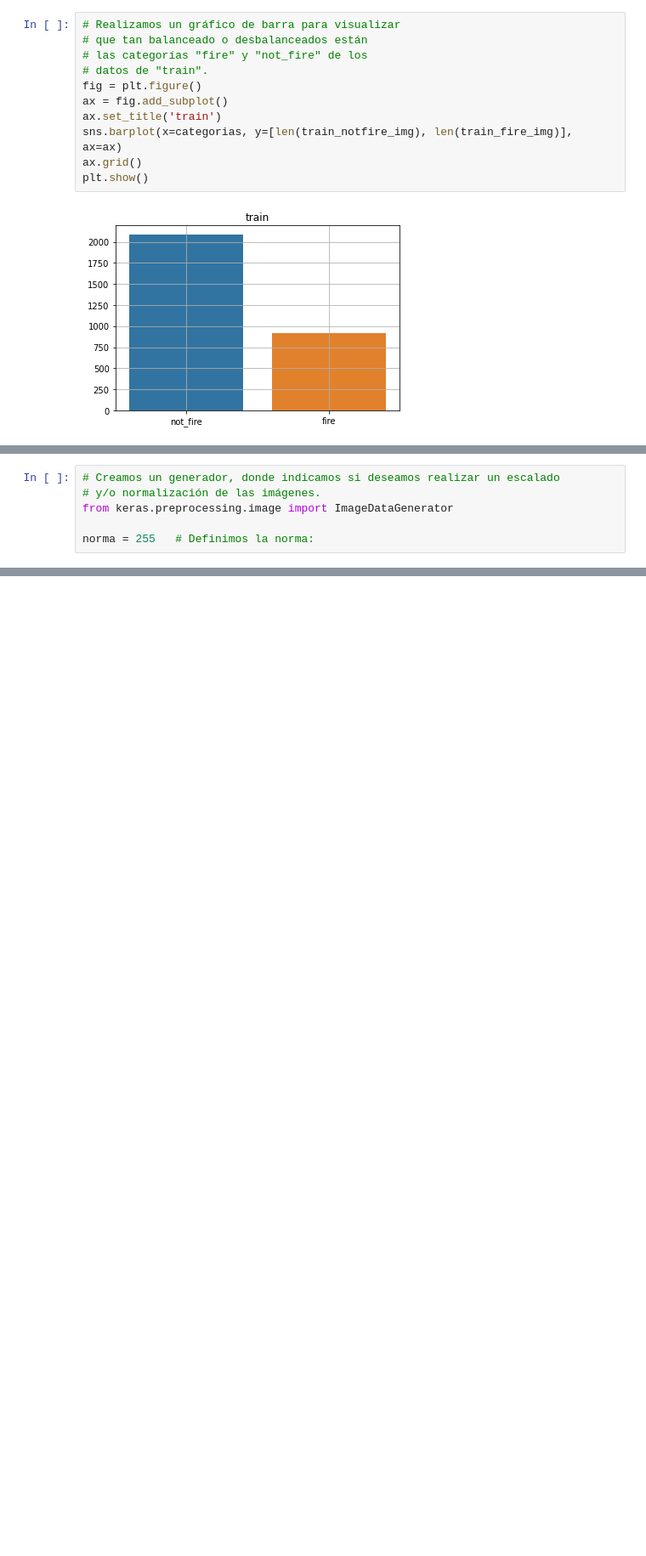
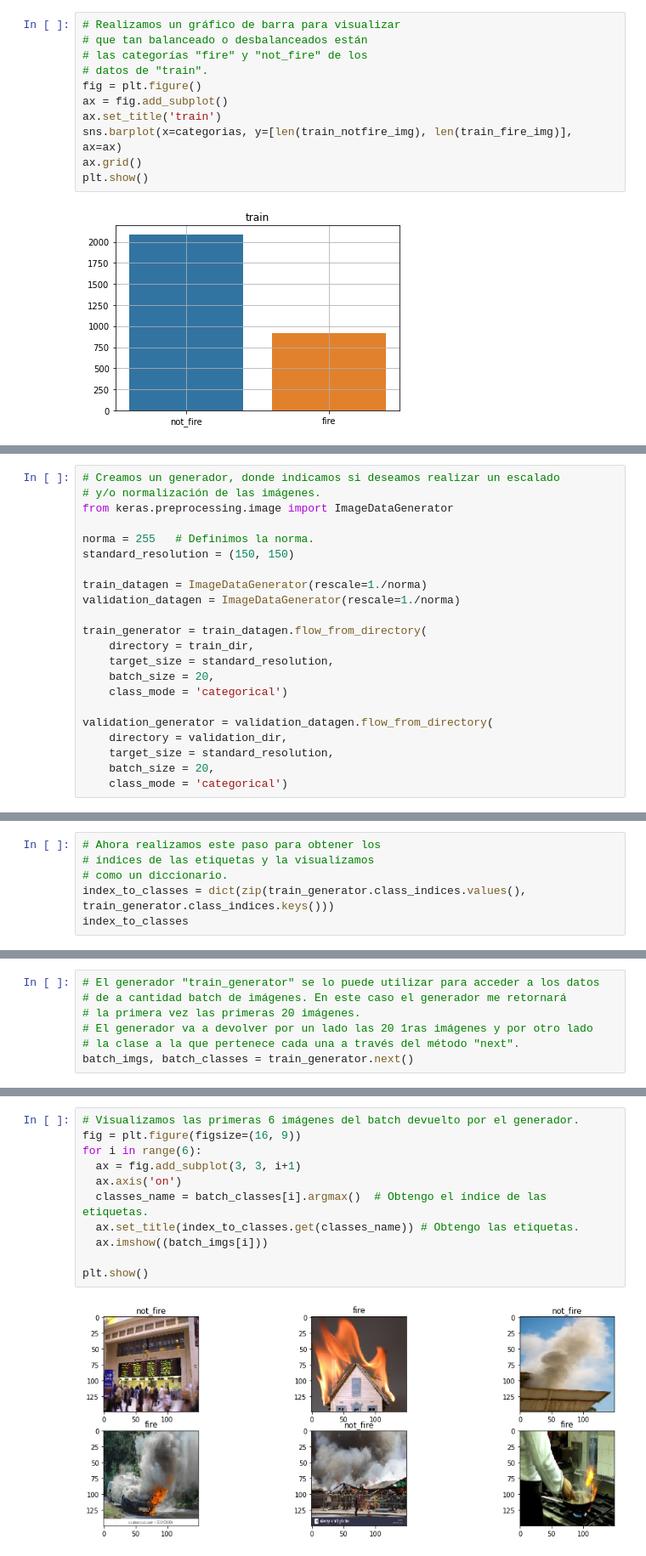
Before and after one commit to eotorresmolina/analytics_python_project, a Jupyter notebook: whats_burning.ipynb, the cells around one changed output, grey strips where cells are left out. Shown at 85% size. Drawn from its saved outputs; the diff is of its cells as text; blank space fills up the shorter version.

```diff
--- a/whats_burning.ipynb
+++ b/whats_burning.ipynb
@@ -251,4 +253,20 @@ Observamos que el dataset de "train" está bastante desbalanceado. Hay más imá
 # y/o normalización de las imágenes.
 from keras.preprocessing.image import ImageDataGenerator
 
-norma = 255   # Definimos la norma:
+norma = 255   # Definimos la norma.
+standard_resolution = (150, 150)
+
+train_datagen = ImageDataGenerator(rescale=1./norma)
+validation_datagen = ImageDataGenerator(rescale=1./norma)
+
+train_generator = train_datagen.flow_from_directory(
+    directory = train_dir,
+    target_size = standard_resolution,
+    batch_size = 20,
+    class_mode = 'categorical')
+
+validation_generator = validation_datagen.flow_from_directory(
+    directory = validation_dir,
+    target_size = standard_resolution,
+    batch_size = 20,
+    class_mode = 'categorical')
@@ -254,0 +281,6 @@ norma = 255   # Definimos la norma:
+# %%
+# Ahora realizamos este paso para obtener los
+# índices de las etiquetas y la visualizamos
+# como un diccionario.
+index_to_classes = dict(zip(train_generator.class_indices.values(), train_generator.class_indices.keys()))
+index_to_classes
@@ -258,3 +295,10 @@ norma = 255   # Definimos la norma:
     <img src="https://github.com/eotorresmolina/analytics_python/blob/main/images/Pipeline3.png?raw=true"
          width=1000 aling="middle">
 </div>
+# %%
+# El generador "train_generator" se lo puede utilizar para acceder a los datos
+# de a cantidad batch de imágenes. En este caso el generador me retornará
+# la primera vez las primeras 20 imágenes.
+# El generador va a devolver por un lado las 20 1ras imágenes y por otro lado
+# la clase a la que pertenece cada una a través del método "next".
+batch_imgs, batch_classes = train_generator.next()
@@ -260,0 +327,13 @@ norma = 255   # Definimos la norma:
+# %%
+# Visualizamos las primeras 6 imágenes del batch devuelto por el generador.
+fig = plt.figure(figsize=(16, 9))
+for i in range(6):
+  ax = fig.add_subplot(3, 3, i+1)
+  ax.axis('on')
+  classes_name = batch_classes[i].argmax()  # Obtengo el índice de las etiquetas.
+  ax.set_title(index_to_classes.get(classes_name)) # Obtengo las etiquetas.
+  ax.imshow((batch_imgs[i]))
+
+plt.show()
+# %% [output]
+[figure, added]
```
Also changed, not shown: parts of 22 cells of this notebook.
